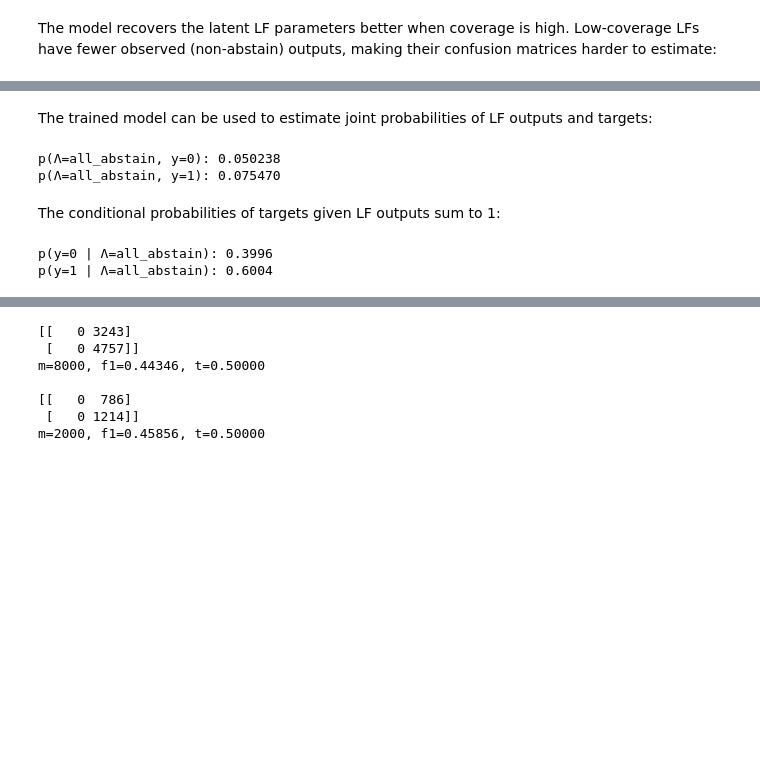
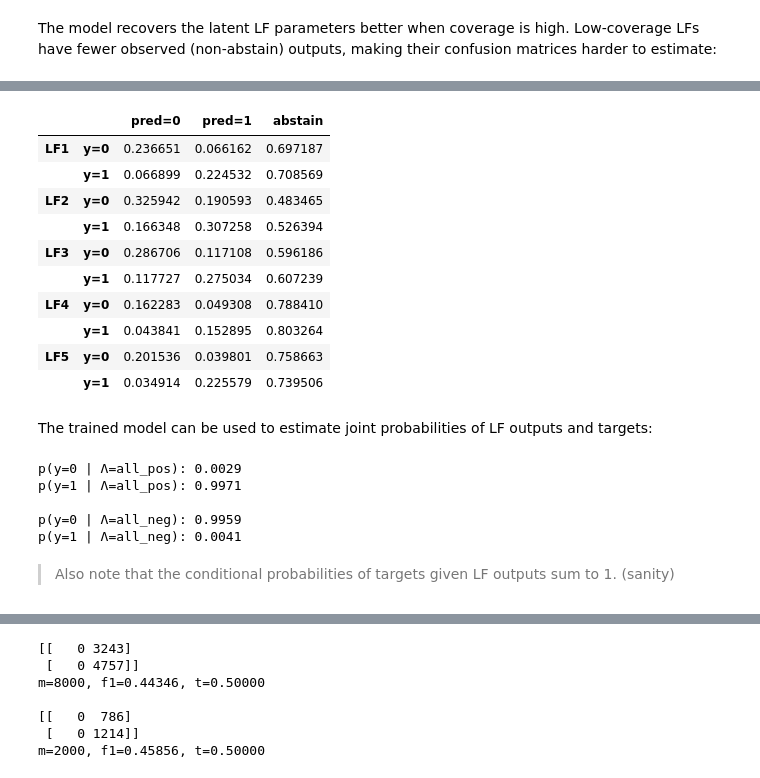
Before and after one commit to particle1331/ai-notebooks, a Jupyter notebook: notebooks/tooling/10-weak-supervision.ipynb, the cells around one changed output, grey strips where cells are left out. Saved outputs shown, nothing was run; the diff lists cells and outputs as text; code cells hidden in the pictures; blank space fills up the shorter version.

```diff
--- a/notebooks/tooling/10-weak-supervision.ipynb
+++ b/notebooks/tooling/10-weak-supervision.ipynb
@@ -537,13 +555,2 @@ accuracy: ['0.7500', '0.6500', '0.7000', '0.8000', '0.9000']
 # %% [markdown]
 The model recovers the latent LF parameters better when coverage is high. Low-coverage LFs have fewer observed (non-abstain) outputs, making their confusion matrices harder to estimate:
-# %%
-print("estimated confusion matrices (per LF):")
-for j in range(len(lf_params)):
-    print(f"\nLF{j+1} (latent: cov={lf_params[j][0]:.2f}, acc={lf_params[j][1]:.2f}):")
-    C_j = gen_model.C[:, :, j]  # (K, K+1)
-    df = pd.DataFrame(
-        C_j.numpy(),
-        index=[f"y={k}" for k in range(K)],
-        columns=[f"pred={k}" for k in range(K)] + ["abstain"]
-    )
-    print(df.to_string())
@@ -567,0 +557,16 @@ y=1  0.048755  0.216109  0.735136
+# %%
+rows = []
+for j in range(len(lf_params)):
+    C_j = gen_model.C[:, :, j]
+    K = C_j.shape[0]
+    est_acc = C_j.diagonal().sum().item() / C_j[:K, :K].sum().item()
+    est_cov = 1.0 - C_j[:, -1].sum().item() / C_j.sum().item()
+    rows.append({
+        "lf": f"LF{j+1}",
+        "latent cov": lf_params[j][0],
+        "est cov":    round(est_cov, 2),
+        "latent acc": lf_params[j][1],
+        "est acc":    round(est_acc, 2),
+    })
+
+pd.DataFrame(rows).set_index("lf")
@@ -568,19 +581,45 @@ y=1  0.048755  0.216109  0.735136
+# %%
+#| code-fold: true
+frames = []
+for j in range(len(lf_params)):
+    C_j = gen_model.C[:, :, j]
+    df = pd.DataFrame(
+        C_j.numpy(),
+        index=pd.MultiIndex.from_tuples([(f"LF{j+1}", f"y={k}") for k in range(K)]),
+        columns=[f"pred={k}" for k in range(K)] + ["abstain"]
+    )
+    frames.append(df)
+pd.concat(frames)
+# %% [output]
+|  |  | pred=0 | pred=1 | abstain |
+| LF1 | y=0 | 0.236651 | 0.066162 | 0.697187 |
+|  | y=1 | 0.066899 | 0.224532 | 0.708569 |
+| LF2 | y=0 | 0.325942 | 0.190593 | 0.483465 |
+|  | y=1 | 0.166348 | 0.307258 | 0.526394 |
+| LF3 | y=0 | 0.286706 | 0.117108 | 0.596186 |
+|  | y=1 | 0.117727 | 0.275034 | 0.607239 |
+| LF4 | y=0 | 0.162283 | 0.049308 | 0.788410 |
+|  | y=1 | 0.043841 | 0.152895 | 0.803264 |
+| LF5 | y=0 | 0.201536 | 0.039801 | 0.758663 |
+|  | y=1 | 0.034914 | 0.225579 | 0.739506 |
 # %% [markdown]
 The trained model can be used to estimate joint probabilities of LF outputs and targets:
 # %%
-l = torch.tensor([[-1, -1, -1, -1, -1]])
+# Simple test that the model learned (without using latent labels):
+l = torch.tensor([[1, 1, 1, 1, 1]])
 for y in range(K):
-    print(f"p(Λ=all_abstain, y={y}): {gen_model.infer_joint_proba(l, y=y).item():.6f}")
+    print(f"p(y={y} | Λ=all_pos): {gen_model.target_cond_proba(y, l).item():.4f}")
+
+# Simple test that the model learned (without using latent labels):
+print()
+l = torch.tensor([[0, 0, 0, 0, 0]])
+for y in range(K):
+    print(f"p(y={y} | Λ=all_neg): {gen_model.target_cond_proba(y, l).item():.4f}")
 # %% [output]
-p(Λ=all_abstain, y=0): 0.050238
-p(Λ=all_abstain, y=1): 0.075470
+p(y=0 | Λ=all_pos): 0.0029
+p(y=1 | Λ=all_pos): 0.9971
+
+p(y=0 | Λ=all_neg): 0.9959
+p(y=1 | Λ=all_neg): 0.0041
 # %% [markdown]
-The conditional probabilities of targets given LF outputs sum to 1:
+> Also note that the conditional probabilities of targets given LF outputs sum to 1. (sanity)
-# %%
-# Simple test that the model learned (without using latent labels):
-l = torch.tensor([[-1, -1, -1, -1, -1]])
-for y in range(K):
-    print(f"p(y={y} | Λ=all_abstain): {gen_model.target_cond_proba(y, l).item():.4f}")
-# %% [output]
-p(y=0 | Λ=all_abstain): 0.3996
-p(y=1 | Λ=all_abstain): 0.6004
```
Also changed, not shown: parts of 56 cells of this notebook, 1 other file.
